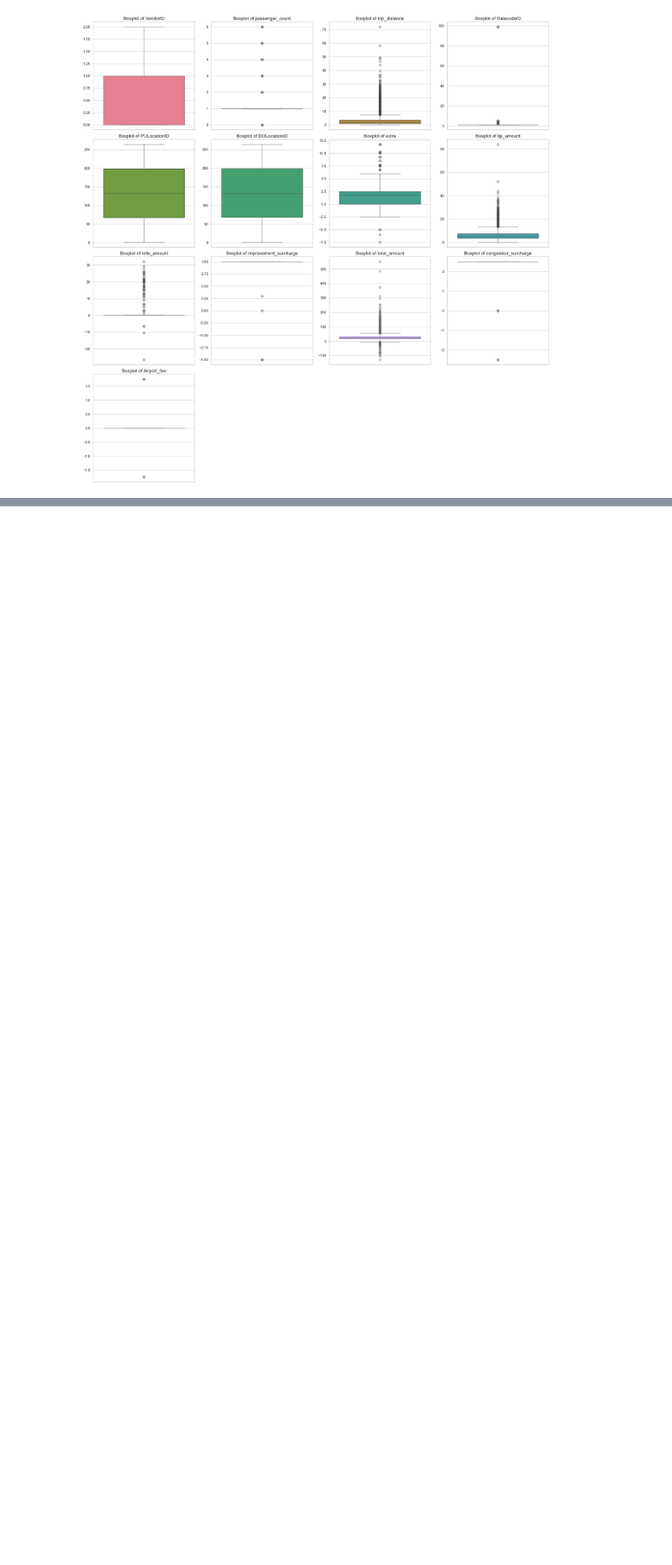
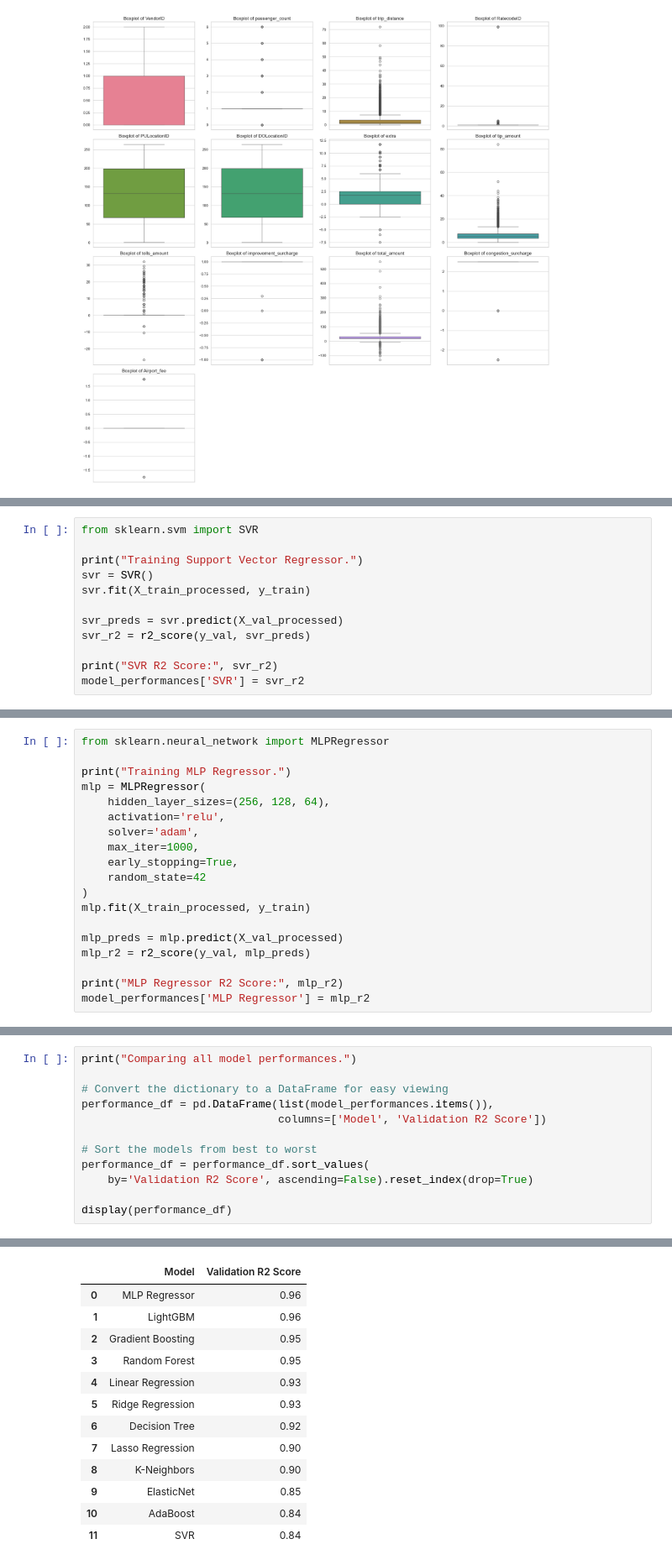
Before and after one commit to k26rahul/machine-learning-practice, a Jupyter notebook: kaggle-assignment-1/main.ipynb, the cells around one changed output, grey strips where cells are left out. Shown at 84% size. Cells and saved outputs as stored; diff of their text form; blank space fills up the shorter version.

```diff
--- a/kaggle-assignment-1/main.ipynb
+++ b/kaggle-assignment-1/main.ipynb
@@ -488,0 +1077,12 @@ plt.tight_layout()
+# %%
+from sklearn.svm import SVR
+
+print("Training Support Vector Regressor.")
+svr = SVR()
+svr.fit(X_train_processed, y_train)
+
+svr_preds = svr.predict(X_val_processed)
+svr_r2 = r2_score(y_val, svr_preds)
+
+print("SVR R2 Score:", svr_r2)
+model_performances['SVR'] = svr_r2
@@ -488,0 +1135,19 @@ plt.tight_layout()
+# %%
+from sklearn.neural_network import MLPRegressor
+
+print("Training MLP Regressor.")
+mlp = MLPRegressor(
+    hidden_layer_sizes=(256, 128, 64),
+    activation='relu',
+    solver='adam',
+    max_iter=1000,
+    early_stopping=True,
+    random_state=42
+)
+mlp.fit(X_train_processed, y_train)
+
+mlp_preds = mlp.predict(X_val_processed)
+mlp_r2 = r2_score(y_val, mlp_preds)
+
+print("MLP Regressor R2 Score:", mlp_r2)
+model_performances['MLP Regressor'] = mlp_r2
@@ -488,0 +1161,13 @@ plt.tight_layout()
+# %%
+print("Comparing all model performances.")
+
+# Convert the dictionary to a DataFrame for easy viewing
+performance_df = pd.DataFrame(list(model_performances.items()),
+                              columns=['Model', 'Validation R2 Score'])
+
+# Sort the models from best to worst
+performance_df = performance_df.sort_values(
+    by='Validation R2 Score', ascending=False).reset_index(drop=True)
+
+display(performance_df)
+# %% [output]
@@ -488,0 +1175,13 @@ plt.tight_layout()
+|  | Model | Validation R2 Score |
+| 0 | MLP Regressor | 0.96 |
+| 1 | LightGBM | 0.96 |
+| 2 | Gradient Boosting | 0.95 |
+| 3 | Random Forest | 0.95 |
+| 4 | Linear Regression | 0.93 |
+| 5 | Ridge Regression | 0.93 |
+| 6 | Decision Tree | 0.92 |
+| 7 | Lasso Regression | 0.90 |
+| 8 | K-Neighbors | 0.90 |
+| 9 | ElasticNet | 0.85 |
+| 10 | AdaBoost | 0.84 |
+| 11 | SVR | 0.84 |
```
Also changed, not shown: parts of 81 cells of this notebook, 1 other file.
